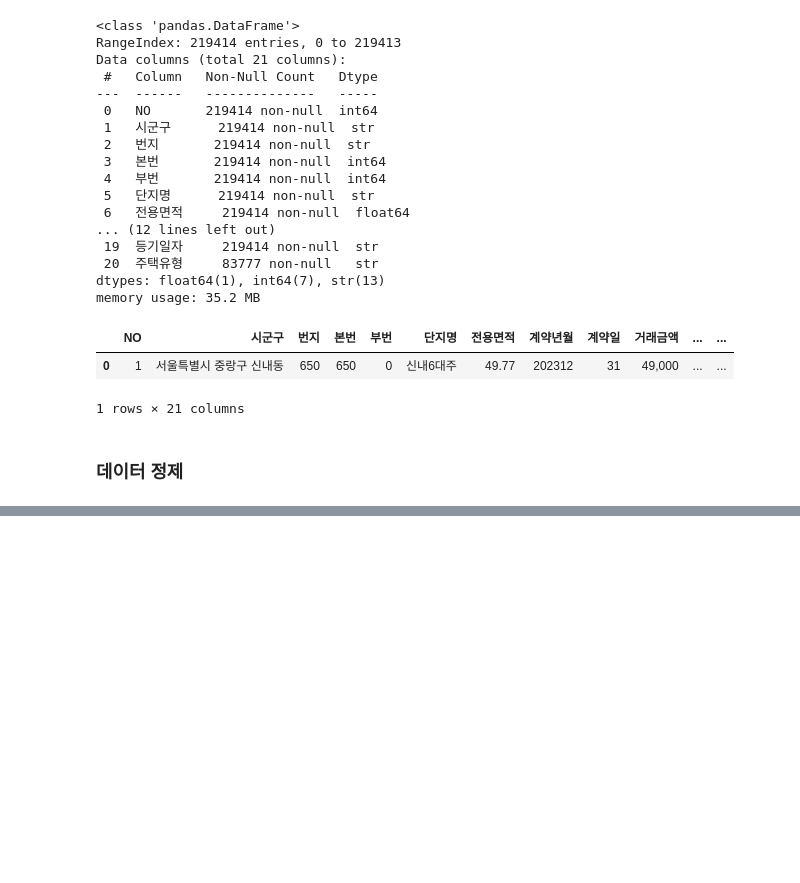
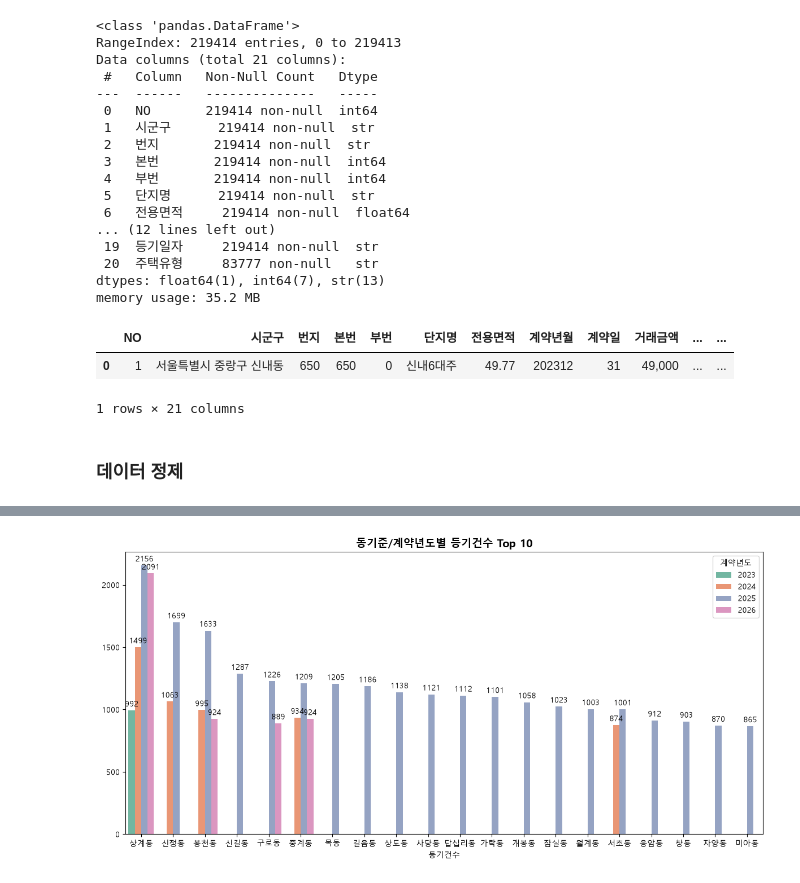
Before and after one commit to gonggong77/10_teamProject, a Jupyter notebook: ground_hcteam/teamProject_hcteam.ipynb, the cells around one changed output, grey strips where cells are left out. Saved outputs shown, nothing was run; the diff lists cells and outputs as text; code cells hidden in the pictures; blank space fills up the shorter version.

```diff
--- a/ground_hcteam/teamProject_hcteam.ipynb
+++ b/ground_hcteam/teamProject_hcteam.ipynb
@@ -155,0 +185,24 @@ memory usage: 35.6 MB
+# %%
+# (BS)
+# 최근 4년동안 행정동 기준 상위 30개
+
+# 구 단위로 거래량 추출
+txAmt_Dong = df.groupby(['구', '행정동', '계약년도'])['등기여부'].count().sort_values(ascending=False).to_frame()
+# dfTxAmt.to_frame()
+txAmt_Dong.rename(columns={"등기여부": "거래건수"}, inplace=True)
+txAmt_Dong_top30 = txAmt_Dong.head(30)
+txAmt_Dong_top30
+
+plt.figure(figsize=(12, 6))
+ax = sns.barplot(data=txAmt_Dong_top30, x='행정동', y='거래건수', hue='계약년도', palette='Set2')
+# 막대 끝에 값 표시
+for container in ax.containers:
+    ax.bar_label(container, fmt='%.0f', padding=3)
+
+plt.title('동기준/계약년도별 등기건수 Top 10', fontsize=14, fontweight='bold')
+plt.xlabel('등기건수')
+plt.ylabel('')
+plt.legend(title='계약년도')
+plt.tight_layout()
+# %% [output]
+[figure, added]
```
Also changed, not shown: parts of 15 cells of this notebook.
